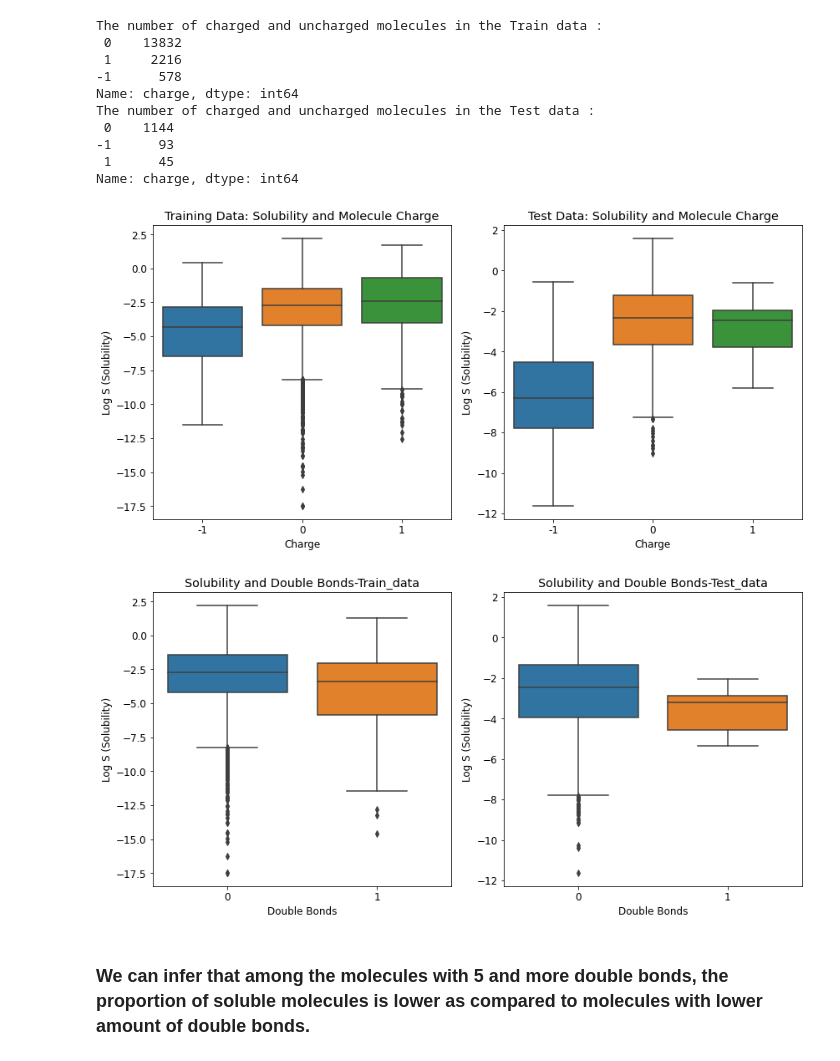
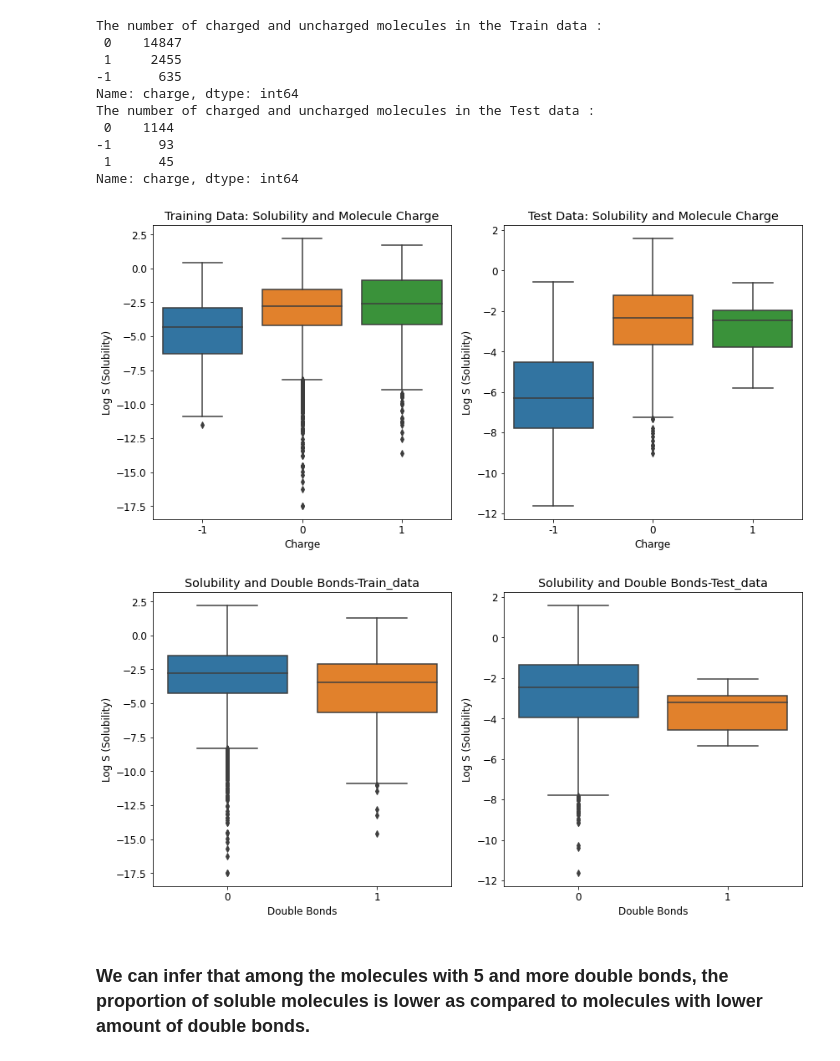
Before and after one commit to ComPlat/water-solubility-prediction, a Jupyter notebook: Notebook/feature_engineered_analysis.ipynb, the cells around one changed output. Saved outputs shown, nothing was run; the diff lists cells and outputs as text; code cells hidden in the pictures.

```diff
--- a/Notebook/feature_engineered_analysis.ipynb
+++ b/Notebook/feature_engineered_analysis.ipynb
@@ -33,8 +33,8 @@ from rdkit.Chem import Lipinski
 from rdkit.Chem import Crippen
 import numpy as np
 # %%
-train_set=pd.read_csv('data/unique_train4_new24.csv')
-test_set=pd.read_csv('data/unique_test_new24.csv')
+train_set=pd.read_csv('../data/final_data/final_unique_train.csv')
+test_set=pd.read_csv('../data/final_data/final_unique_test.csv')
 print(train_set.shape)
 print(test_set.shape)
 # %% [output]
@@ -43,7 +43,7 @@ print(test_set.shape)
 # %%
 ### Selecting required column...
-train_set=train_set[['smiles_canon','Solubility']]
-test_set=test_set[['smiles_canon','Solubility']]
+train_set=train_set[['smiles_canon','LogS']]
+test_set=test_set[['smiles_canon','LogS']]
 # %%
 ### Taking out the smiles from dataset
 smiles_train=train_set.smiles_canon
@@ -295,7 +294,7 @@ plt.show()
 ### Finding the charge in train data
 charge_train=[]
 
-for i in range(16626):
+for i in range(17937):
     if train_set['smiles_canon'][i].find('+')!=-1:
         charge_train.append(1)
     elif train_set['smiles_canon'][i].find('-')!=-1:
@@ -323,9 +322,9 @@ print('The number of charged and uncharged molecules in the Test data :')
 print(test_set['charge'].value_counts())
 # %% [output]
 The number of charged and uncharged molecules in the Train data :
- 0    13832
- 1     2216
--1      578
+ 0    14847
+ 1     2455
+-1      635
 Name: charge, dtype: int64
 The number of charged and uncharged molecules in the Test data :
  0    1144
@@ -340,13 +339,13 @@ import seaborn as sns
 fig, axes = plt.subplots(1, 2, figsize=(12, 6))
 
 # Plotting for training data
-sns.boxplot(x='charge', y='Solubility', data=train_set, ax=axes[0])
+sns.boxplot(x='charge', y='LogS', data=train_set, ax=axes[0])
 axes[0].set_title('Training Data: Solubility and Molecule Charge')
 axes[0].set_ylabel('Log S (Solubility)')
 axes[0].set_xlabel('Charge')
 
 # Plotting for test data
-sns.boxplot(x='charge', y='Solubility', data=test_set, ax=axes[1])
+sns.boxplot(x='charge', y='LogS', data=test_set, ax=axes[1])
 axes[1].set_title('Test Data: Solubility and Molecule Charge')
 axes[1].set_ylabel('Log S (Solubility)')
 axes[1].set_xlabel('Charge')
@@ -357,12 +356,12 @@ plt.tight_layout()
 # Show the plot
 plt.show()
 # %% [output]
-[figure, old version]
+[figure, new version]
 # %%
 #It looks like substances' charge does not affect solubility much.
 double_bonds_train=[]
 
-for i in range(16626):
+for i in range(17937):
     if train_set['smiles_canon'][i].count('=')>4:
         double_bonds_train.append(1)
     else:
@@ -382,29 +381,29 @@ test_set['many_double_bonds']=double_bonds_test
 # %%
 import matplotlib.pyplot as plt
 import seaborn as sns
 
 # Create a figure with two subplots side by side
 fig, axes = plt.subplots(1, 2, figsize=(12, 6))
 
 # Plotting for training data
-sns.boxplot(x='many_double_bonds', y='Solubility', data=train_set, ax=axes[0])
+sns.boxplot(x='many_double_bonds', y='LogS', data=train_set, ax=axes[0])
 axes[0].set_title('Solubility and Double Bonds-Train_data')
 axes[0].set_ylabel('Log S (Solubility)')
 axes[0].set_xlabel('Double Bonds')
 
 # Plotting for test data
-sns.boxplot(x='many_double_bonds', y='Solubility', data=test_set, ax=axes[1])
+sns.boxplot(x='many_double_bonds', y='LogS', data=test_set, ax=axes[1])
 axes[1].set_title('Solubility and Double Bonds-Test_data')
 axes[1].set_ylabel('Log S (Solubility)')
 axes[1].set_xlabel('Double Bonds')
 
 # Adjust layout
 plt.tight_layout()
 
 # Show the plot
 plt.show()
 # %% [output]
-[figure, old version]
+[figure, new version]
 # %% [markdown]
 ### We can infer that among the molecules with 5 and more double bonds, the proportion of soluble molecules is lower as compared to molecules with lower amount of double bonds.
 # %%
```
Also changed, not shown: parts of 14 cells of this notebook, 5 other files.
